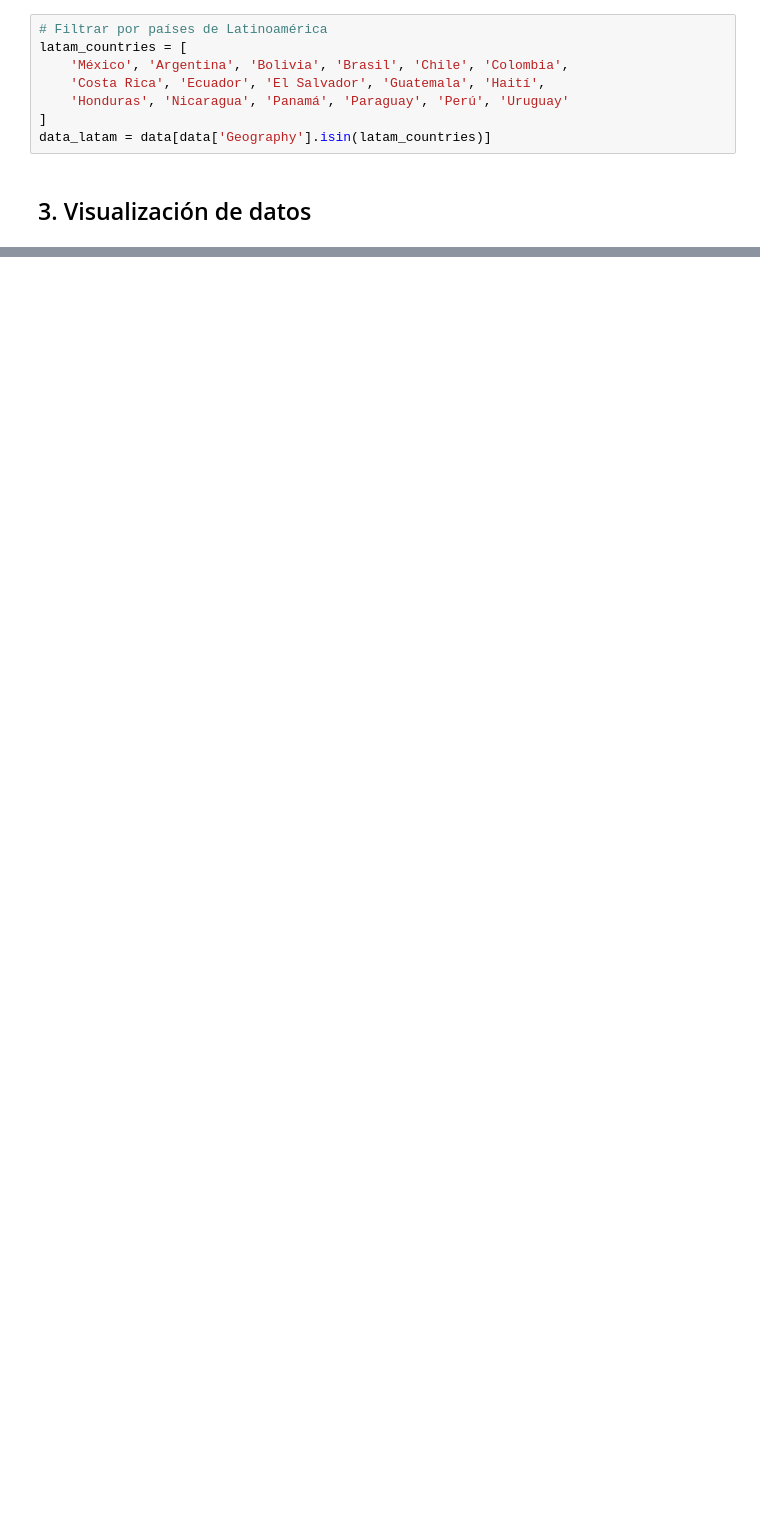
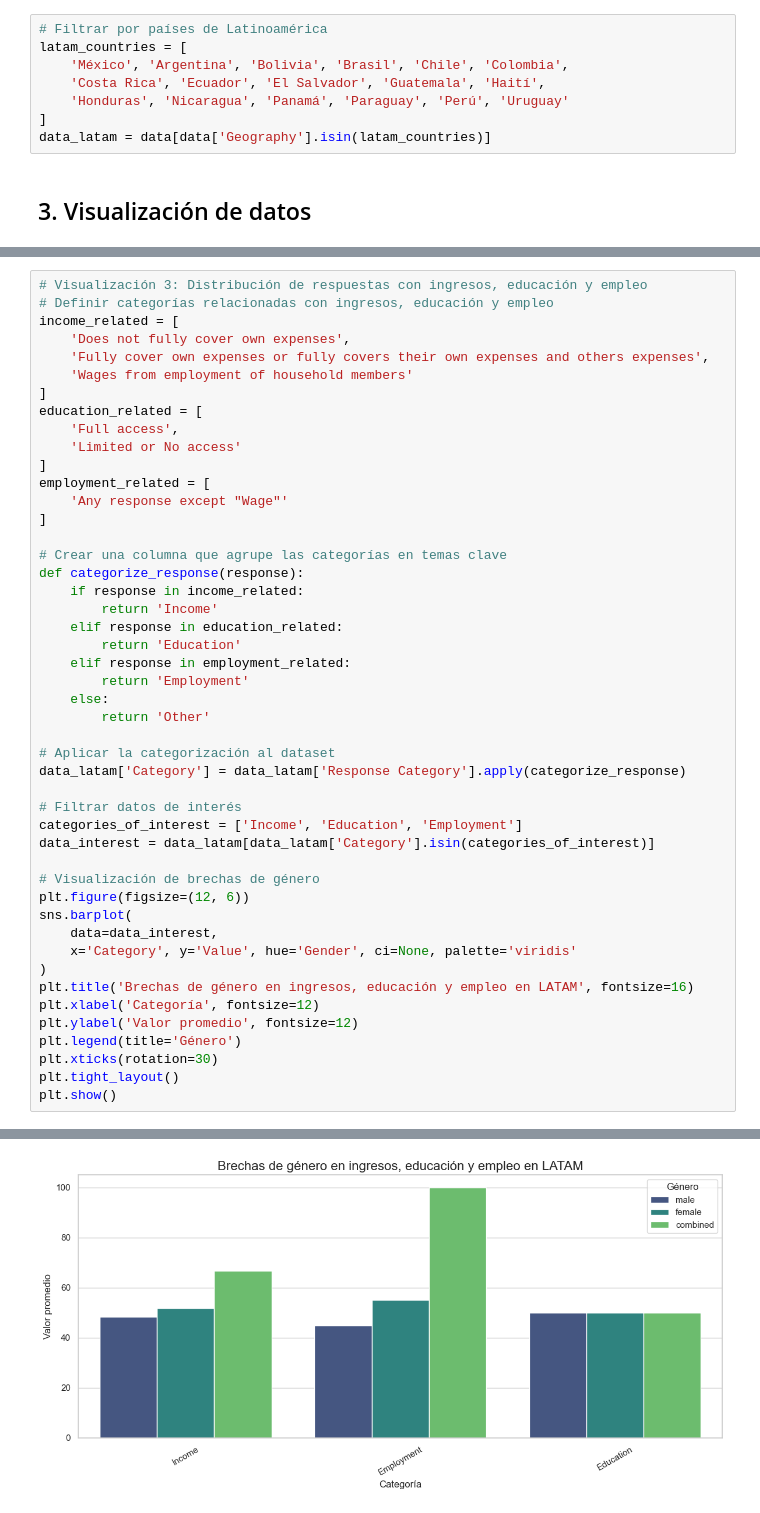
Before and after one commit to FrankYesid/Ruta_aprendizaje_2025, a Jupyter notebook: 01-Visualización de Datos/Proyecto 4/Visualizacion_Desigualdad_Genero.ipynb, the cells around one changed output, grey strips where cells are left out. Drawn from its saved outputs; the diff is of its cells as text; blank space fills up the shorter version.

Commit message:
Add initial data visualization scripts for Gender Inequality analysis in LATAM

```diff
--- a/01-Visualización de Datos/Proyecto 4/Visualizacion_Desigualdad_Genero.ipynb
+++ b/01-Visualización de Datos/Proyecto 4/Visualizacion_Desigualdad_Genero.ipynb
@@ -85,0 +92,48 @@ plt.show()
+# %%
+# Visualización 3: Distribución de respuestas con ingresos, educación y empleo
+# Definir categorías relacionadas con ingresos, educación y empleo
+income_related = [
+    'Does not fully cover own expenses',
+    'Fully cover own expenses or fully covers their own expenses and others expenses',
+    'Wages from employment of household members'
+]
+education_related = [
+    'Full access',
+    'Limited or No access'
+]
+employment_related = [
+    'Any response except "Wage"'
+]
+
+# Crear una columna que agrupe las categorías en temas clave
+def categorize_response(response):
+    if response in income_related:
+        return 'Income'
+    elif response in education_related:
+        return 'Education'
+    elif response in employment_related:
+        return 'Employment'
+    else:
+        return 'Other'
+
+# Aplicar la categorización al dataset
+data_latam['Category'] = data_latam['Response Category'].apply(categorize_response)
+
+# Filtrar datos de interés
+categories_of_interest = ['Income', 'Education', 'Employment']
+data_interest = data_latam[data_latam['Category'].isin(categories_of_interest)]
+
+# Visualización de brechas de género
+plt.figure(figsize=(12, 6))
+sns.barplot(
+    data=data_interest,
+    x='Category', y='Value', hue='Gender', ci=None, palette='viridis'
+)
+plt.title('Brechas de género en ingresos, educación y empleo en LATAM', fontsize=16)
+plt.xlabel('Categoría', fontsize=12)
+plt.ylabel('Valor promedio', fontsize=12)
+plt.legend(title='Género')
+plt.xticks(rotation=30)
+plt.tight_layout()
+plt.show()
+# %% [output]
@@ -85,0 +149 @@ plt.show()
+[figure, added]
```
Also changed, not shown: parts of 11 cells of this notebook.
